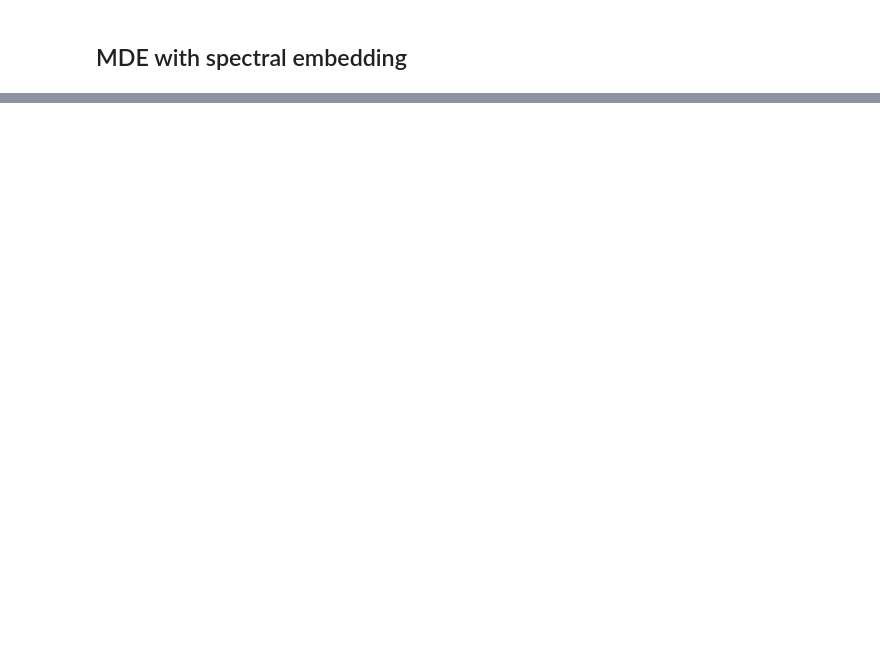
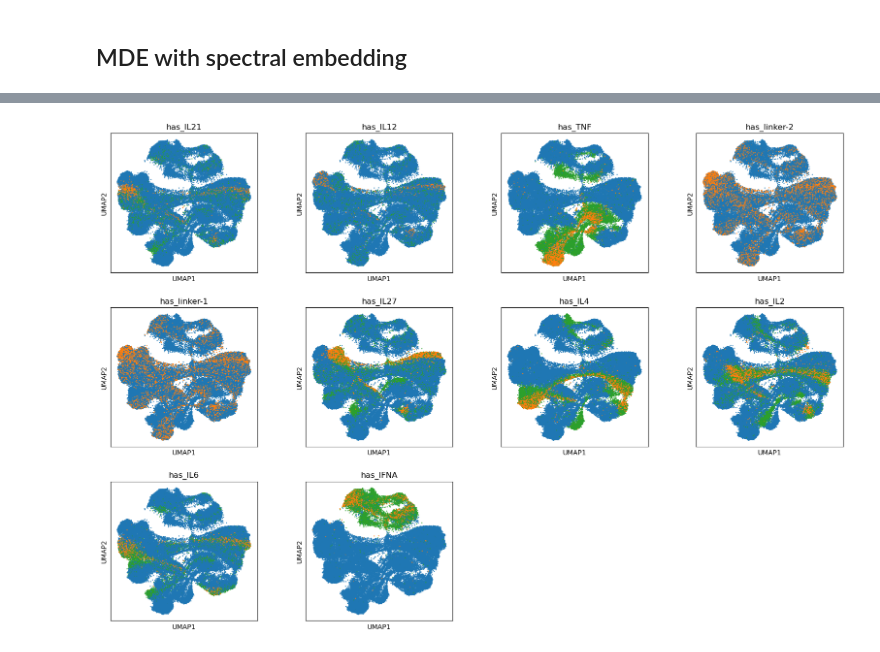
Before and after one commit to eric-y-wang/SIG07, a Jupyter notebook: analysis/correlation_analysis.ipynb, the cells around one changed output, grey strips where cells are left out. Saved outputs shown, nothing was run; the diff lists cells and outputs as text; code cells hidden in the pictures; blank space fills up the shorter version.

```diff
--- a/analysis/correlation_analysis.ipynb
+++ b/analysis/correlation_analysis.ipynb
@@ -509,0 +514,25 @@ plt.show()
+# %%
+# Extract the unique ligands from the 'ligand_call_oBC_CR' column
+unique_ligands = set(
+    ligand
+    for ligands in adata.obs["ligand_call_oBC_CR"].str.split("_")
+    for ligand in ligands
+)
+
+# Create a new column for each unique ligand with "single", "double", or "none" labels
+for ligand in unique_ligands:
+    # Classify each row
+    adata.obs[f"has_{ligand}"] = adata.obs["ligand_call_oBC_CR"].apply(
+        lambda x: (
+            "single" if ligand in x.split("_") and any(linker in x.split("_") for linker in ["linker-1", "linker-2"])
+            else "double" if ligand in x.split("_") and len(x.split("_")) > 1 and not any(linker in x.split("_") for linker in ["linker-1", "linker-2"])
+            else "none"
+        )
+    )
+
+    # Convert to categorical and reorder the categories
+    adata.obs[f"has_{ligand}"] = adata.obs[f"has_{ligand}"].astype(
+        pd.CategoricalDtype(categories=['none','single','double'], ordered=True)
+    )
+
+adata.obs
@@ -509,0 +554,13 @@ plt.show()
+# %%
+plt.rcParams["figure.figsize"] = (4, 4)  # Width, height in inches
+
+# Filter columns that start with "has_I" or "has_T"
+filtered_columns = adata.obs.columns[
+    adata.obs.columns.str.startswith("has_")
+]
+
+# Optional: Visualize the embedding
+sc.pl.umap(adata,color=filtered_columns,
+           ncols=4,size=10,legend_loc="none")
+# %% [output]
+[figure, added]
```
Also changed, not shown: parts of 17 cells of this notebook, 17 other files.
